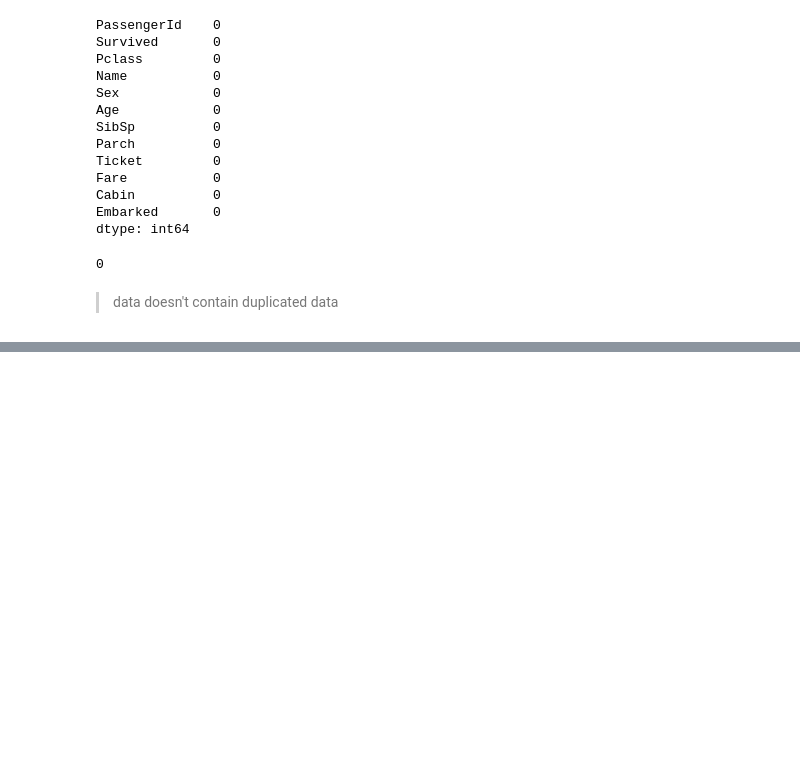
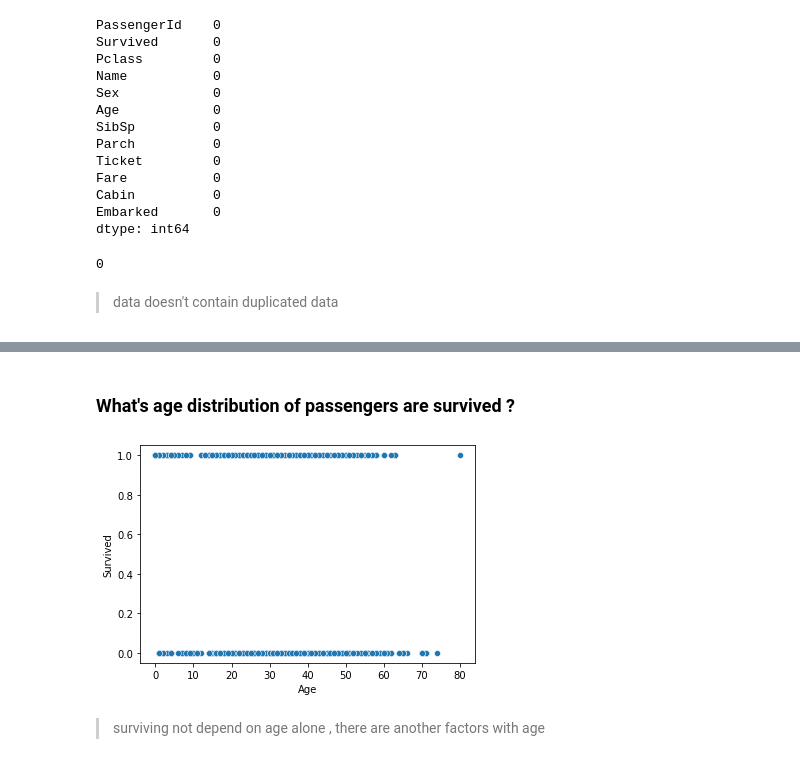
Before and after one commit to mohamedabdalltif/Titanic_survived_prediction, a Jupyter notebook: Titanic_pred.ipynb, the cells around one changed output, grey strips where cells are left out. Drawn from its saved outputs; the diff is of its cells as text; code cells hidden in the pictures; blank space fills up the shorter version.

```diff
--- a/Titanic_pred.ipynb
+++ b/Titanic_pred.ipynb
@@ -274,0 +359,8 @@ Name: Ticket, Length: 881, dtype: object
+# %% [markdown]
+### What's age distribution of passengers are survived ?
+# %%
+sns.scatterplot(x='Age',y='Survived',data=train_df);
+# %% [output]
+[figure, added]
+# %% [markdown]
+> surviving not depend on age alone , there are another factors with age
```
Also changed, not shown: parts of 41 cells of this notebook.
